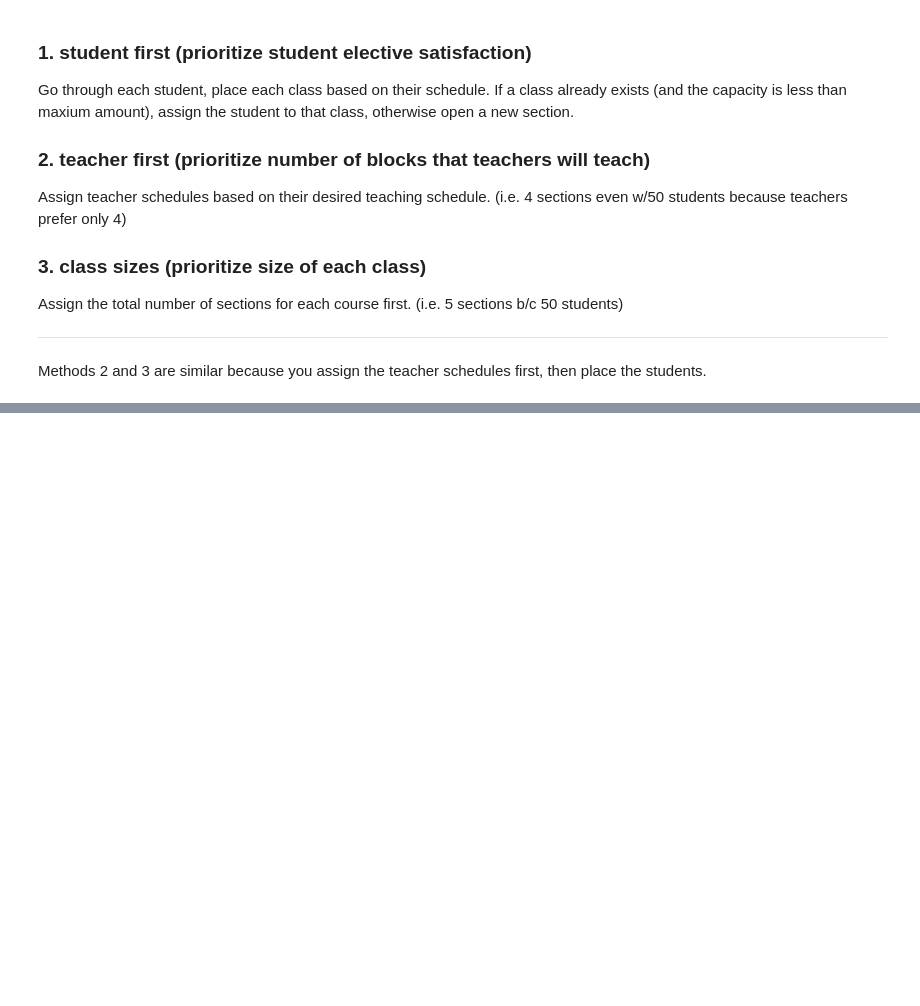
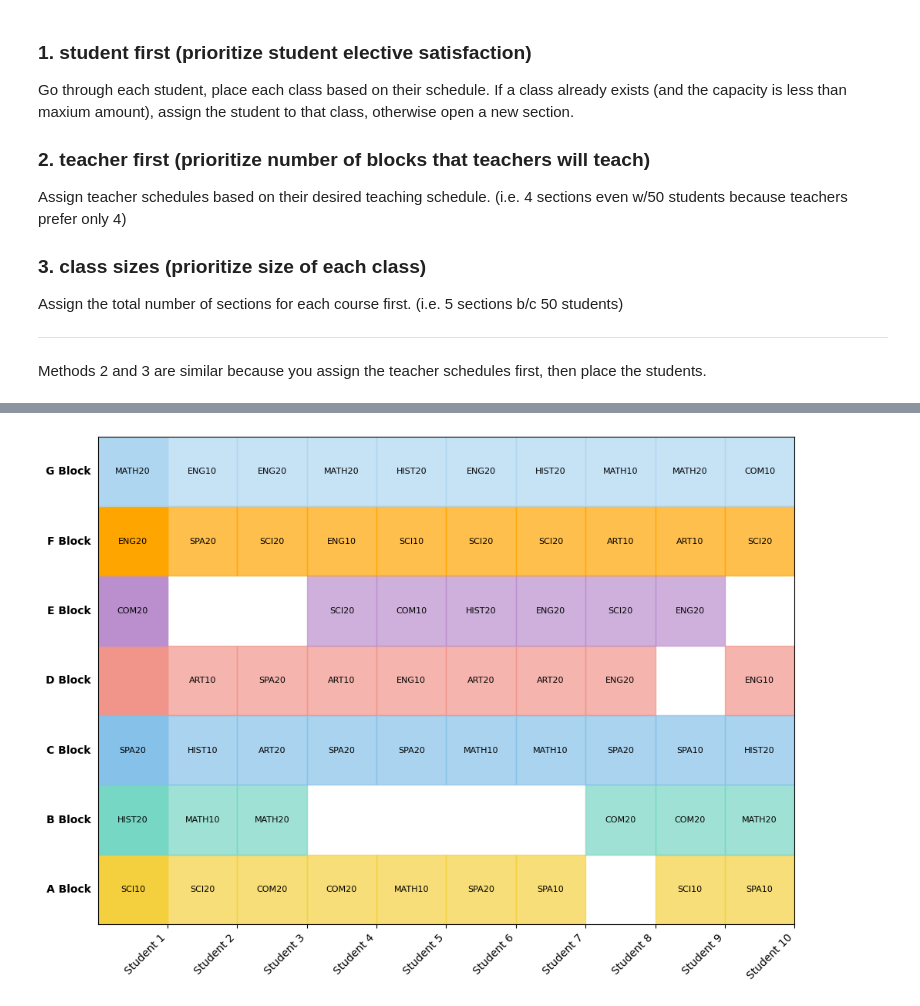
Before and after one commit to Ian1528/Dynamic-Programming, a Jupyter notebook: class_scheduling.ipynb, the cells around one changed output, grey strips where cells are left out. Cells and saved outputs as stored; diff of their text form; code cells hidden in the pictures; blank space fills up the shorter version.

```diff
--- a/class_scheduling.ipynb
+++ b/class_scheduling.ipynb
@@ -401,3 +460,12 @@ Assign the total number of sections for each course first. (i.e. 5 sections b/c
 ***********
 
 Methods 2 and 3 are similar because you assign the teacher schedules first, then place the students.
+# %%
+student0 = students[0]
+print(student0.name)
+for block, section in student0.schedule.items():
+    if section is not None:
+        print(block, section.name)
+    else:
+        print(block, "Free")
+print(student0.get_all_courses())
@@ -403,0 +482,32 @@ Methods 2 and 3 are similar because you assign the teacher schedules first, then
+# %%
+import matplotlib.pyplot as plt
+from matplotlib.patches import Rectangle
+
+def visualize_schedule(people, n_people=10, person_type="Student"):
+    fig, ax = plt.subplots(figsize=(10, 8))
+    blocks = ['A', 'B', 'C', 'D', 'E', 'F', 'G']
+    colors = ['#f4d03f', '#76d7c4', '#85c1e9', '#f1948a', '#bb8fce', '#FFA500', '#aed6f1']
+
+    for block_idx, block in enumerate(blocks):
+        ax.add_patch(Rectangle((0, block_idx), 1, 1, color=colors[block_idx], label=f'{block} Block'))
+        ax.text(-0.1, block_idx + 0.5, f'{block} Block', va='center', ha='right', fontsize=10, weight='bold')
+
+    for person_idx, person in enumerate(people[:n_people]):  # Visualize only the first 10 students
+        for block_idx, course in person.schedule.items():
+            if course:
+                ax.add_patch(Rectangle((person_idx, block_idx), 1, 1, color=colors[block_idx], alpha=0.7))
+                ax.text(person_idx + .5, block_idx + 0.5, course.name, va='center', ha='center', fontsize=8)
+
+    ax.set_xlim(0, len(people[:n_people]))
+    ax.set_ylim(0, len(blocks))
+    ax.set_xticks(range(1, len(people[:n_people]) + 1))
+    ax.set_xticklabels([f'{person_type} {i+1}' for i in range(len(people[:n_people]))], rotation=45, ha='right')
+    ax.set_yticks([])
+    ax.set_aspect('equal')
+    plt.tight_layout()
+    plt.show()
+
+# Call the function to visualize the schedule
+visualize_schedule(students)
+# %% [output]
+[figure, added]
```
Also changed, not shown: parts of 25 cells of this notebook, 2 other files.
